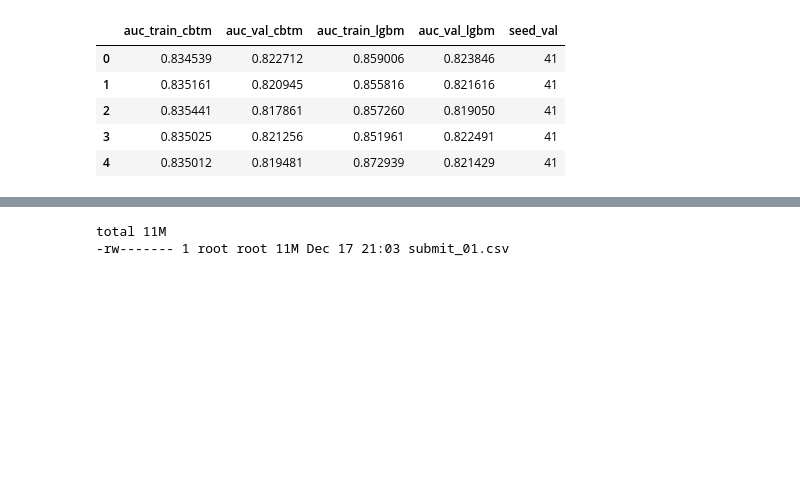
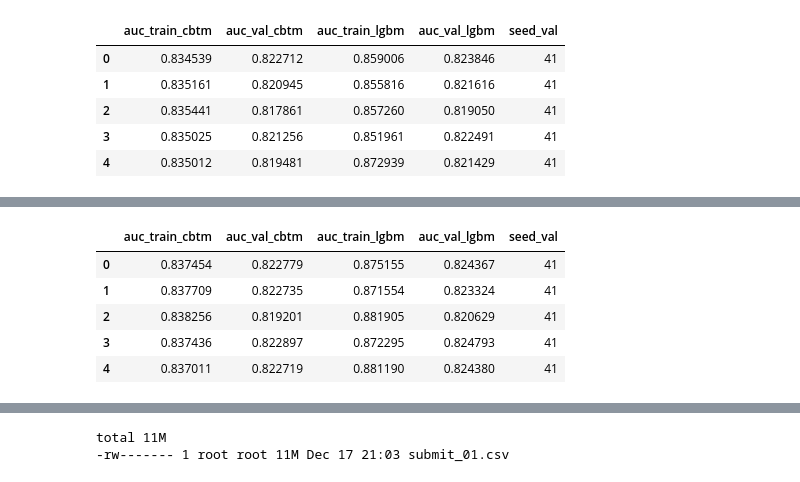
Before and after one commit to mlaricobar/solution-datathon-interbank-2020, a Jupyter notebook: [04] Model Building.ipynb, the cells around one changed output, grey strips where cells are left out. Saved outputs shown, nothing was run; the diff lists cells and outputs as text; code cells hidden in the pictures; blank space fills up the shorter version.

```diff
--- a/[04] Model Building.ipynb
+++ b/[04] Model Building.ipynb
@@ -373,0 +368,10 @@ pd.DataFrame(results)
+# %%
+# Third Version
+pd.DataFrame(results)
+# %% [output]
+|  | auc_train_cbtm | auc_val_cbtm | auc_train_lgbm | auc_val_lgbm | seed_val |
+| 0 | 0.837454 | 0.822779 | 0.875155 | 0.824367 | 41 |
+| 1 | 0.837709 | 0.822735 | 0.871554 | 0.823324 | 41 |
+| 2 | 0.838256 | 0.819201 | 0.881905 | 0.820629 | 41 |
+| 3 | 0.837436 | 0.822897 | 0.872295 | 0.824793 | 41 |
+| 4 | 0.837011 | 0.822719 | 0.881190 | 0.824380 | 41 |
```
Also changed, not shown: parts of 24 cells of this notebook.
